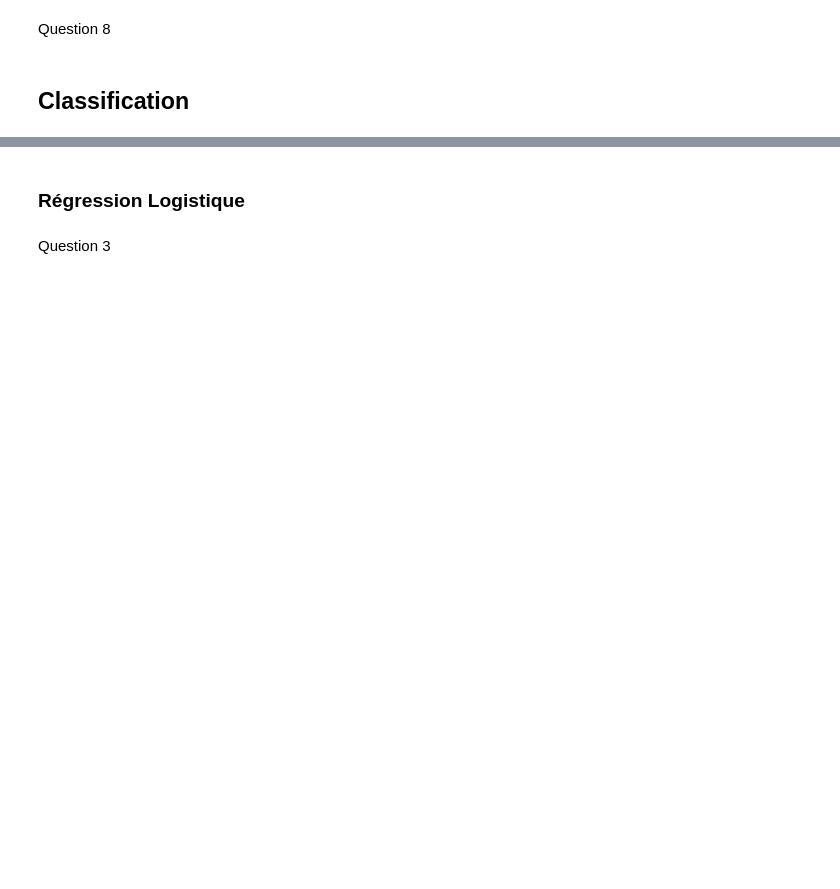
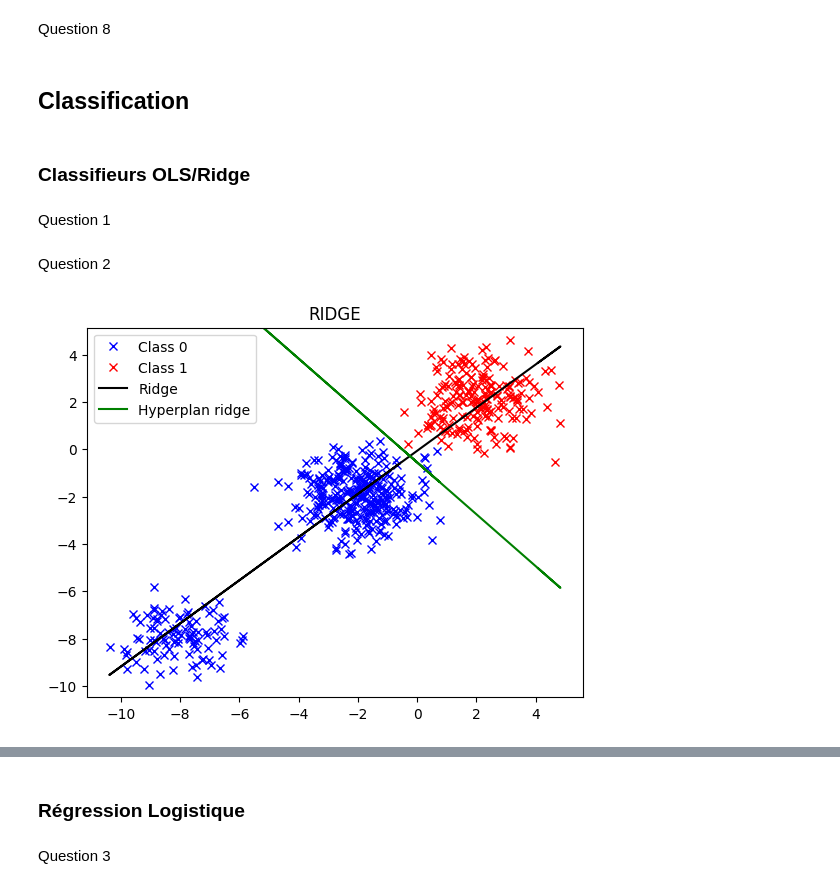
Before and after one commit to elisa943/tp-regression, a Jupyter notebook: tp.ipynb, the cells around one changed output, grey strips where cells are left out. Cells and saved outputs as stored; diff of their text form; code cells hidden in the pictures; blank space fills up the shorter version.

```diff
--- a/tp.ipynb
+++ b/tp.ipynb
@@ -268,3 +294,7 @@ X = np.ones((n,p+1))
 for i in np.arange(n):
      X[0:n0+nout,1:p+1] = x0.T
      X[n0+nout:n,1:p+1] = x1.T
+# %% [markdown]
+### Classifieurs OLS/Ridge
+# %% [markdown]
+Question 1
@@ -270,0 +344,14 @@ for i in np.arange(n):
+# %% [markdown]
+Question 2
+# %%
+fig,ax = plt.subplots()
+ax.plot(x0[0,:],x0[1,:],'xb',label='Class 0')
+ax.plot(x1[0,:],x1[1,:],'xr',label="Class 1")
+plt.plot(x_ridge, y_ridge, color='black', label='Ridge')
+plt.plot(x_classes, hyperplan_equation_ridge, color="green", label="Hyperplan ridge")
+ax.legend(loc = "upper left")
+plt.ylim(np.min(x0[1,:])-0.5,np.max(x1[1,:])+0.5)
+plt.title("RIDGE")
+plt.show()
+# %% [output]
+[figure, added]
```
Also changed, not shown: parts of 23 cells of this notebook.
